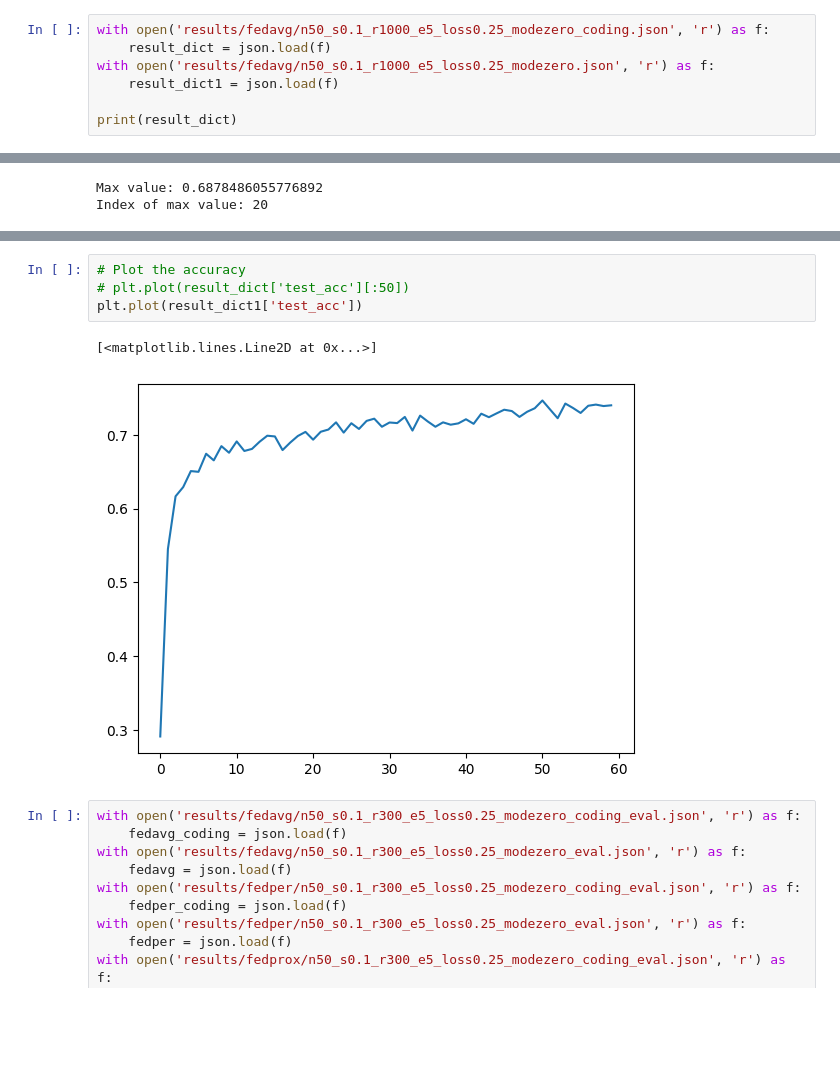
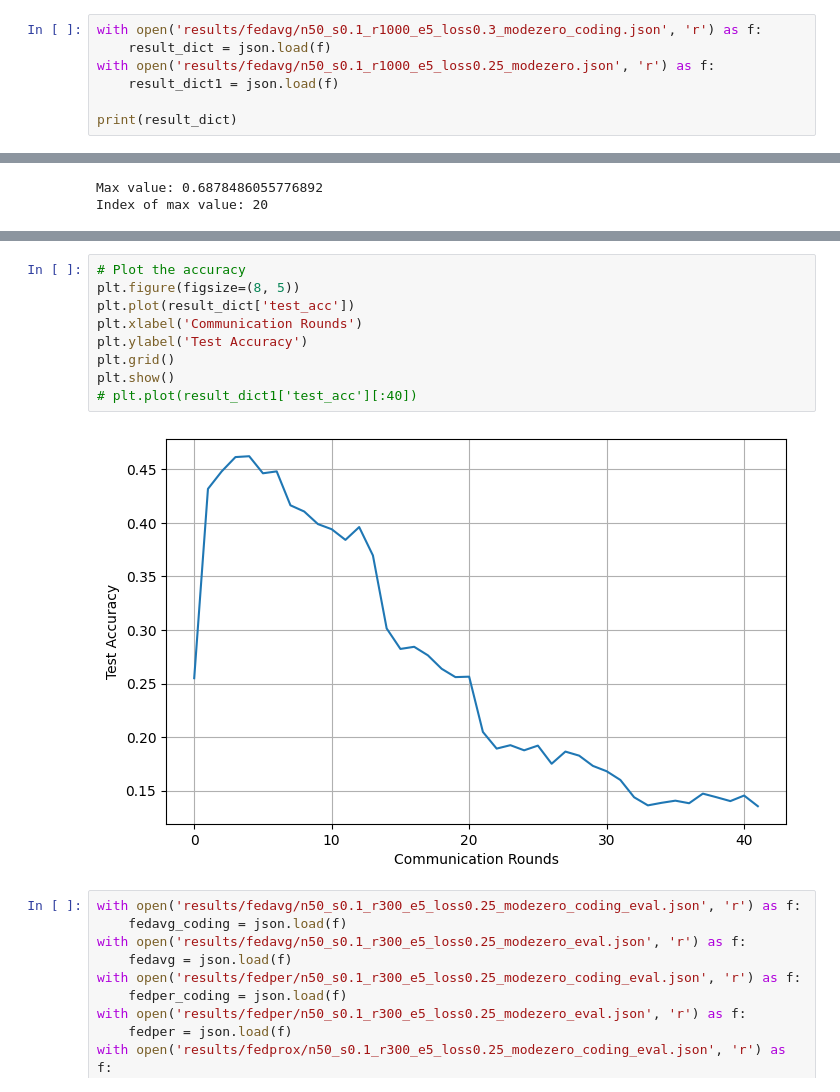
Before and after one commit to Observe-l/FedL-Transformer_Wireless, a Jupyter notebook: plot.ipynb, the cells around one changed output, grey strips where cells are left out. Cells and saved outputs as stored; diff of their text form; blank space fills up the shorter version.

```diff
--- a/plot.ipynb
+++ b/plot.ipynb
@@ -4,7 +4,7 @@ import matplotlib.pyplot as plt
 import numpy as np
 import json
 # %%
-with open('results/fedavg/n50_s0.1_r1000_e5_loss0.25_modezero_coding.json', 'r') as f:
+with open('results/fedavg/n50_s0.1_r1000_e5_loss0.3_modezero_coding.json', 'r') as f:
     result_dict = json.load(f)
 with open('results/fedavg/n50_s0.1_r1000_e5_loss0.25_modezero.json', 'r') as f:
     result_dict1 = json.load(f)
@@ -55,10 +55,14 @@ Std: 2.1943602164742164
 # %%
 # Plot the accuracy
-# plt.plot(result_dict['test_acc'][:50])
-plt.plot(result_dict1['test_acc'])
+plt.figure(figsize=(8, 5))
+plt.plot(result_dict['test_acc'])
+plt.xlabel('Communication Rounds')
+plt.ylabel('Test Accuracy')
+plt.grid()
+plt.show()
+# plt.plot(result_dict1['test_acc'][:40])
 # %% [output]
-[<matplotlib.lines.Line2D at 0x...>]
-[figure, old version]
+[figure, new version]
 # %%
 with open('results/fedavg/n50_s0.1_r300_e5_loss0.25_modezero_coding_eval.json', 'r') as f:
     fedavg_coding = json.load(f)
```
Also changed, not shown: parts of 3 cells of this notebook, 5 other files.
